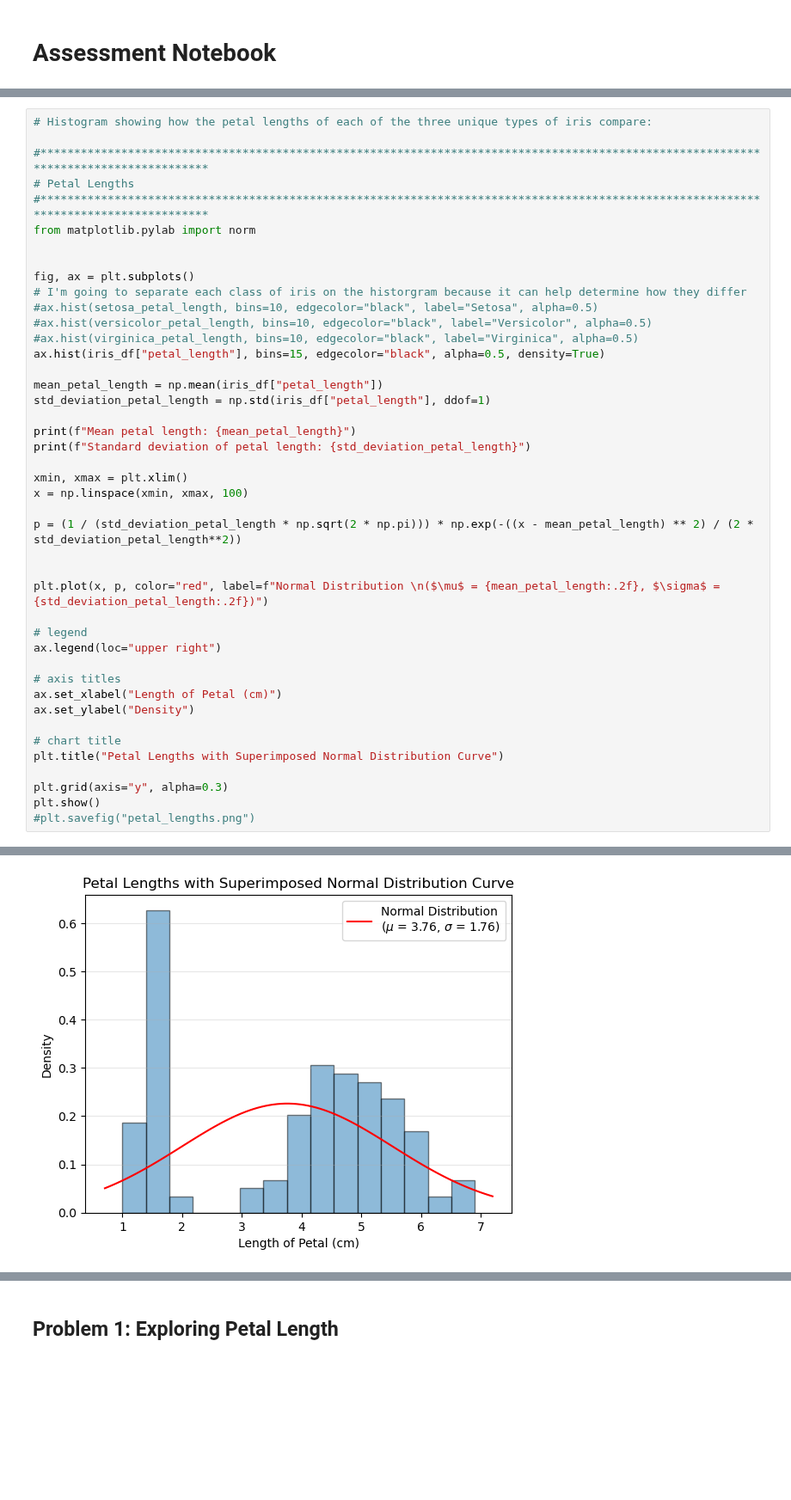
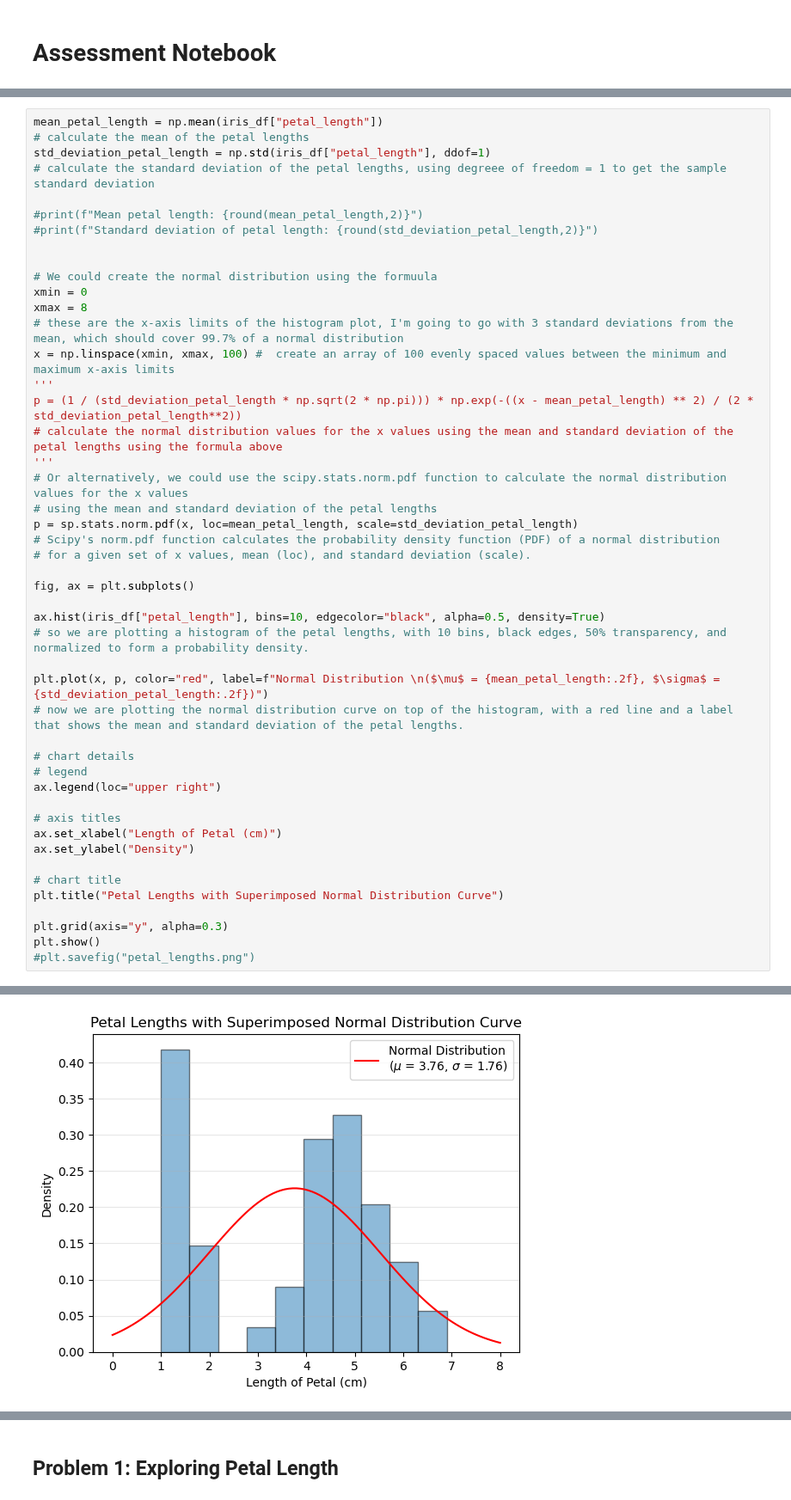
Before and after one commit to callagg2/applied_statistics, a Jupyter notebook: assessment/problems.ipynb, the cells around one changed output, grey strips where cells are left out. Shown at 86% size. Cells and saved outputs as stored; diff of their text form; blank space fills up the shorter version.

```diff
--- a/assessment/problems.ipynb
+++ b/assessment/problems.ipynb
@@ -75,33 +87,37 @@ print(f"{iris_df["class"].nunique()}")
 # %%
-# Histogram showing how the petal lengths of each of the three unique types of iris compare:
+mean_petal_length = np.mean(iris_df["petal_length"])
+# calculate the mean of the petal lengths
+std_deviation_petal_length = np.std(iris_df["petal_length"], ddof=1)
+# calculate the standard deviation of the petal lengths, using degreee of freedom = 1 to get the sample standard deviation
 
-#*************************************************************************************************************************************
-# Petal Lengths
-#*************************************************************************************************************************************
-from matplotlib.pylab import norm
+#print(f"Mean petal length: {round(mean_petal_length,2)}")
+#print(f"Standard deviation of petal length: {round(std_deviation_petal_length,2)}")
 
 
+# We could create the normal distribution using the formuula
+xmin = 0
+xmax = 8
+# these are the x-axis limits of the histogram plot, I'm going to go with 3 standard deviations from the mean, which should cover 99.7% of a normal distribution
+x = np.linspace(xmin, xmax, 100) #  create an array of 100 evenly spaced values between the minimum and maximum x-axis limits
+'''
+p = (1 / (std_deviation_petal_length * np.sqrt(2 * np.pi))) * np.exp(-((x - mean_petal_length) ** 2) / (2 * std_deviation_petal_length**2))
+# calculate the normal distribution values for the x values using the mean and standard deviation of the petal lengths using the formula above
+'''
+# Or alternatively, we could use the scipy.stats.norm.pdf function to calculate the normal distribution values for the x values
+# using the mean and standard deviation of the petal lengths
+p = sp.stats.norm.pdf(x, loc=mean_petal_length, scale=std_deviation_petal_length)
+# Scipy's norm.pdf function calculates the probability density function (PDF) of a normal distribution
+# for a given set of x values, mean (loc), and standard deviation (scale).
+
 fig, ax = plt.subplots()
-# I'm going to separate each class of iris on the historgram because it can help determine how they differ
-#ax.hist(setosa_petal_length, bins=10, edgecolor="black", label="Setosa", alpha=0.5)
-#ax.hist(versicolor_petal_length, bins=10, edgecolor="black", label="Versicolor", alpha=0.5)
-#ax.hist(virginica_petal_length, bins=10, edgecolor="black", label="Virginica", alpha=0.5)
-ax.hist(iris_df["petal_length"], bins=15, edgecolor="black", alpha=0.5, density=True)
 
-mean_petal_length = np.mean(iris_df["petal_length"])
-std_deviation_petal_length = np.std(iris_df["petal_length"], ddof=1)
-
-print(f"Mean petal length: {mean_petal_length}")
-print(f"Standard deviation of petal length: {std_deviation_petal_length}")
-
-xmin, xmax = plt.xlim()
-x = np.linspace(xmin, xmax, 100)
-
-p = (1 / (std_deviation_petal_length * np.sqrt(2 * np.pi))) * np.exp(-((x - mean_petal_length) ** 2) / (2 * std_deviation_petal_length**2))
-
+ax.hist(iris_df["petal_length"], bins=10, edgecolor="black", alpha=0.5, density=True)
+# so we are plotting a histogram of the petal lengths, with 10 bins, black edges, 50% transparency, and normalized to form a probability density.
 
 plt.plot(x, p, color="red", label=f"Normal Distribution \n($\mu$ = {mean_petal_length:.2f}, $\sigma$ = {std_deviation_petal_length:.2f})")
+# now we are plotting the normal distribution curve on top of the histogram, with a red line and a label that shows the mean and standard deviation of the petal lengths.
 
+# chart details
 # legend
 ax.legend(loc="upper right")
 
@@ -121 +135 @@ Standard deviation of petal length: 1.7644204199522617
-[figure, old version]
+[figure, new version]
```
Also changed, not shown: parts of 13 cells of this notebook.
